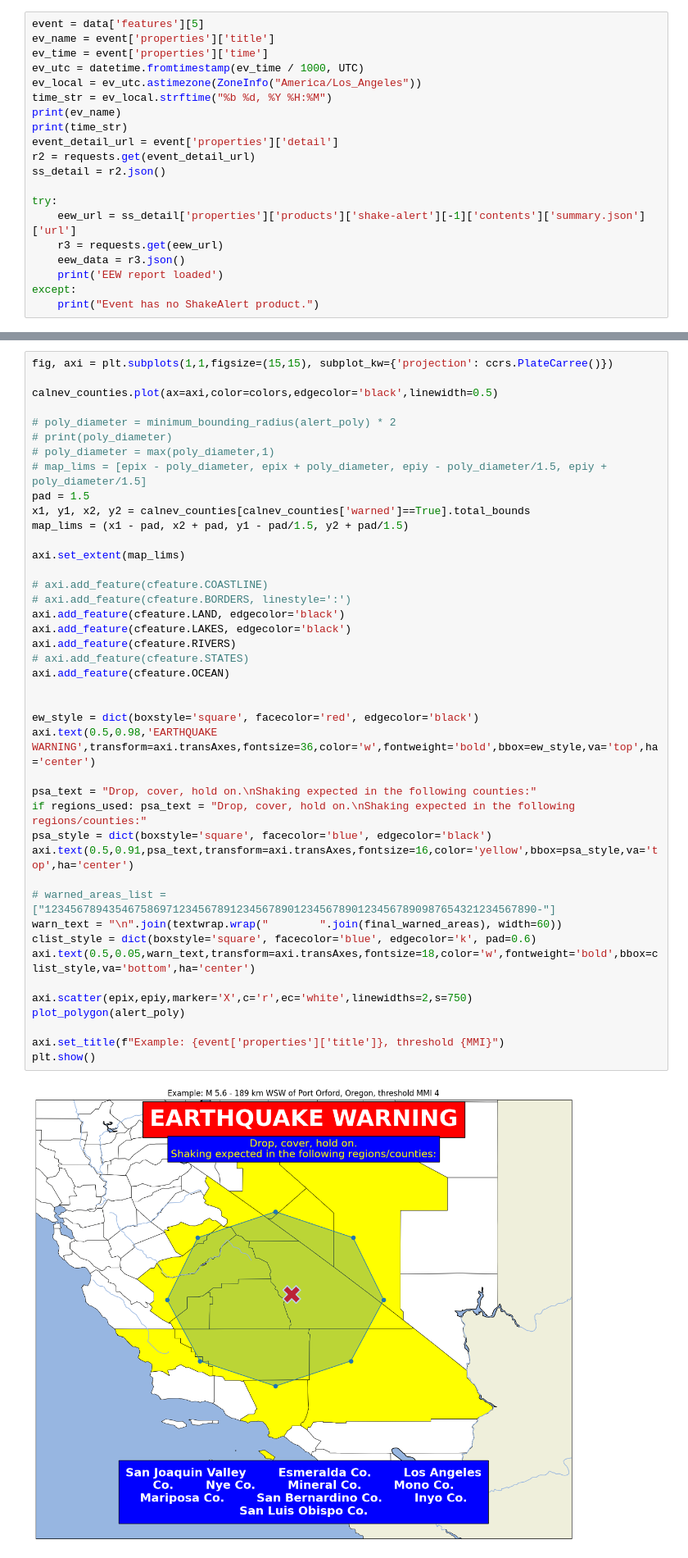
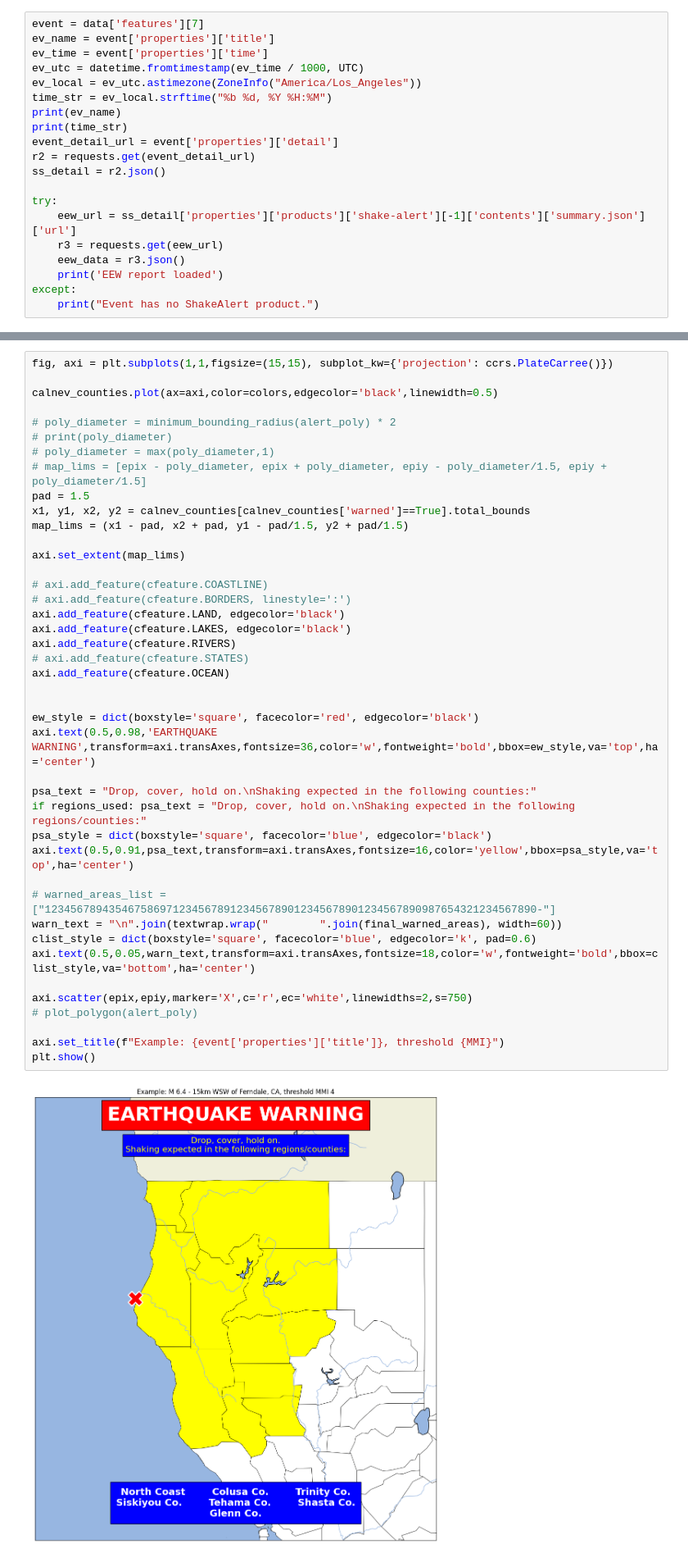
Before and after one commit to yair-franco/cal_eew_sim, a Jupyter notebook: usgs_api.ipynb, the cells around one changed output, grey strips where cells are left out. Shown at 82% size. Saved outputs shown, nothing was run; the diff lists cells and outputs as text.

Commit message:
plot versions 6/14

```diff
--- a/usgs_api.ipynb
+++ b/usgs_api.ipynb
@@ -176,6 +160,6 @@ print(len(data['features']))
 17
 # %%
-event = data['features'][5]
+event = data['features'][7]
 ev_name = event['properties']['title']
 ev_time = event['properties']['time']
 ev_utc = datetime.fromtimestamp(ev_time / 1000, UTC)
@@ -284,35 +268,35 @@ map_lims = (x1 - pad, x2 + pad, y1 - pad/1.5, y2 + pad/1.5)
 
 axi.set_extent(map_lims)
 
 # axi.add_feature(cfeature.COASTLINE)
 # axi.add_feature(cfeature.BORDERS, linestyle=':')
 axi.add_feature(cfeature.LAND, edgecolor='black')
 axi.add_feature(cfeature.LAKES, edgecolor='black')
 axi.add_feature(cfeature.RIVERS)
 # axi.add_feature(cfeature.STATES)
 axi.add_feature(cfeature.OCEAN)
 
 
 ew_style = dict(boxstyle='square', facecolor='red', edgecolor='black')
 axi.text(0.5,0.98,'EARTHQUAKE WARNING',transform=axi.transAxes,fontsize=36,color='w',fontweight='bold',bbox=ew_style,va='top',ha='center')
 
 psa_text = "Drop, cover, hold on.\nShaking expected in the following counties:"
 if regions_used: psa_text = "Drop, cover, hold on.\nShaking expected in the following regions/counties:"
 psa_style = dict(boxstyle='square', facecolor='blue', edgecolor='black')
 axi.text(0.5,0.91,psa_text,transform=axi.transAxes,fontsize=16,color='yellow',bbox=psa_style,va='top',ha='center')
 
 # warned_areas_list = ["12345678943546758697123456789123456789012345678901234567890987654321234567890-"]
 warn_text = "\n".join(textwrap.wrap("        ".join(final_warned_areas), width=60))
 clist_style = dict(boxstyle='square', facecolor='blue', edgecolor='k', pad=0.6)
 axi.text(0.5,0.05,warn_text,transform=axi.transAxes,fontsize=18,color='w',fontweight='bold',bbox=clist_style,va='bottom',ha='center')
 
 axi.scatter(epix,epiy,marker='X',c='r',ec='white',linewidths=2,s=750)
-plot_polygon(alert_poly)
+# plot_polygon(alert_poly)
 
 axi.set_title(f"Example: {event['properties']['title']}, threshold {MMI}")
 plt.show()
 # %% [output]
-[figure, old version]
+[figure, new version]
 # %%
 city_mmi_url = ss_detail['properties']['products']['losspager'][0]['contents']['json/cities.json']['url']
 r4 = requests.get(city_mmi_url)
```
Also changed, not shown: parts of 4 cells of this notebook.
